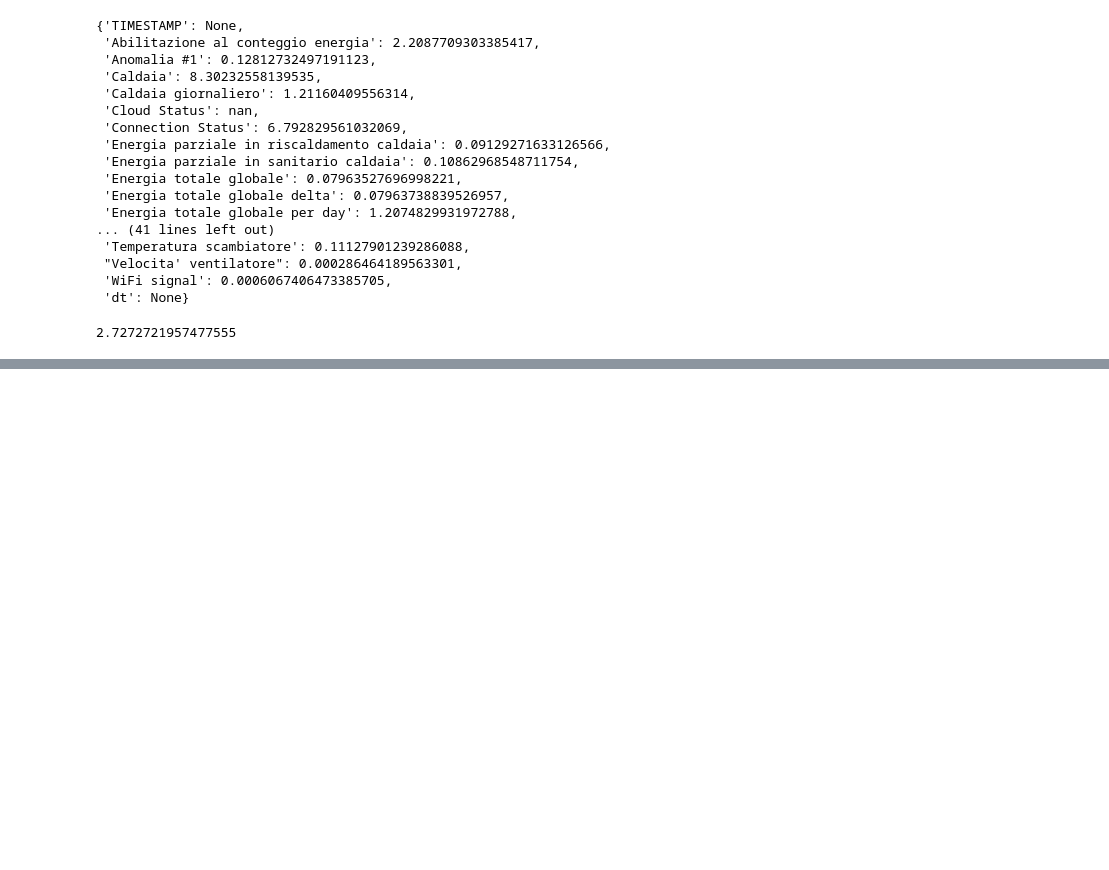
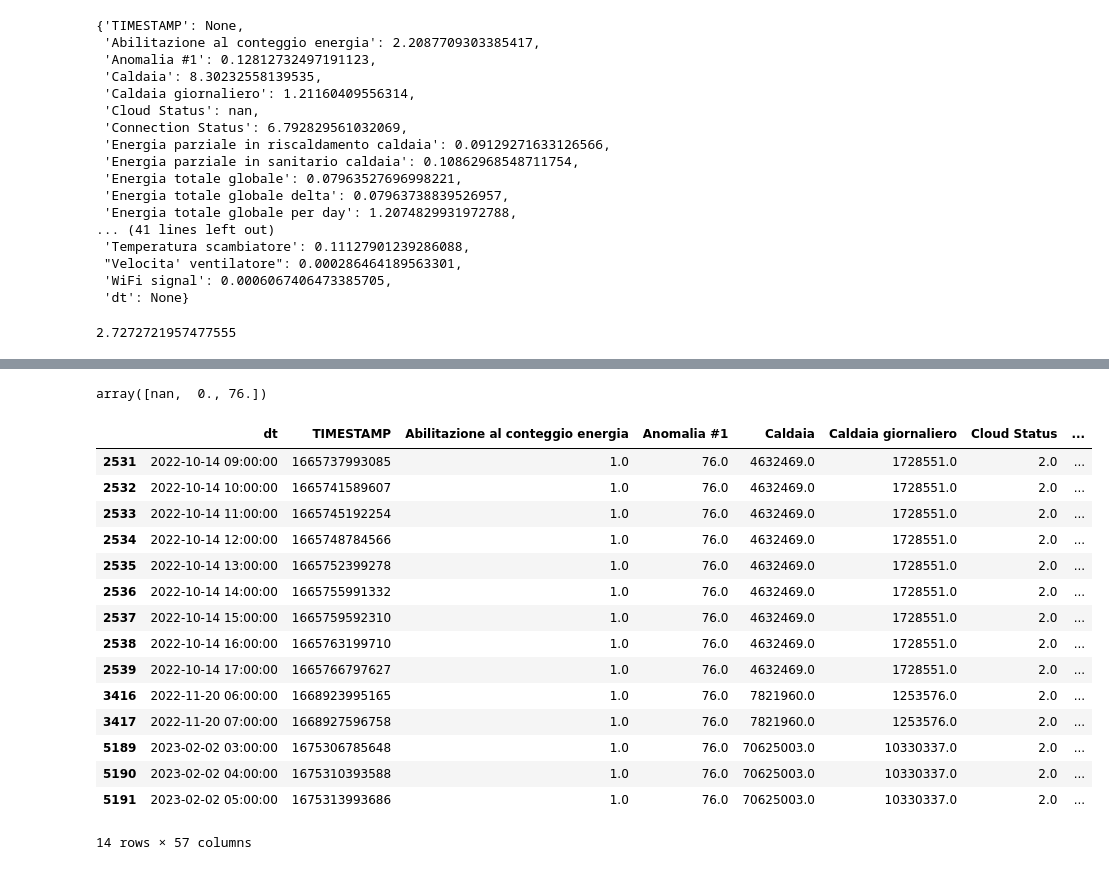
Before and after one commit to leonardozecchin/anomaly_detection, a Jupyter notebook: countDeltaT.ipynb, the cells around one changed output, grey strips where cells are left out. Cells and saved outputs as stored; diff of their text form; code cells hidden in the pictures; blank space fills up the shorter version.

```diff
--- a/countDeltaT.ipynb
+++ b/countDeltaT.ipynb
@@ -179,0 +136,25 @@ avg_deltaT
+# %%
+df = pd.read_csv('last12months/12months/220330932_resampled60min.csv')
+# %%
+df['Anomalia #1'].unique()
+# %% [output]
+array([nan,  0., 76.])
+# %%
+df.loc[df['Anomalia #1'] == 76]
+# %% [output]
+|  | dt | TIMESTAMP | Abilitazione al conteggio energia | Anomalia #1 | Caldaia | Caldaia giornaliero | Cloud Status | ... |
+| 2531 | 2022-10-14 09:00:00 | 1665737993085 | 1.0 | 76.0 | 4632469.0 | 1728551.0 | 2.0 | ... |
+| 2532 | 2022-10-14 10:00:00 | 1665741589607 | 1.0 | 76.0 | 4632469.0 | 1728551.0 | 2.0 | ... |
+| 2533 | 2022-10-14 11:00:00 | 1665745192254 | 1.0 | 76.0 | 4632469.0 | 1728551.0 | 2.0 | ... |
+| 2534 | 2022-10-14 12:00:00 | 1665748784566 | 1.0 | 76.0 | 4632469.0 | 1728551.0 | 2.0 | ... |
+| 2535 | 2022-10-14 13:00:00 | 1665752399278 | 1.0 | 76.0 | 4632469.0 | 1728551.0 | 2.0 | ... |
+| 2536 | 2022-10-14 14:00:00 | 1665755991332 | 1.0 | 76.0 | 4632469.0 | 1728551.0 | 2.0 | ... |
+| 2537 | 2022-10-14 15:00:00 | 1665759592310 | 1.0 | 76.0 | 4632469.0 | 1728551.0 | 2.0 | ... |
+| 2538 | 2022-10-14 16:00:00 | 1665763199710 | 1.0 | 76.0 | 4632469.0 | 1728551.0 | 2.0 | ... |
+| 2539 | 2022-10-14 17:00:00 | 1665766797627 | 1.0 | 76.0 | 4632469.0 | 1728551.0 | 2.0 | ... |
+| 3416 | 2022-11-20 06:00:00 | 1668923995165 | 1.0 | 76.0 | 7821960.0 | 1253576.0 | 2.0 | ... |
+| 3417 | 2022-11-20 07:00:00 | 1668927596758 | 1.0 | 76.0 | 7821960.0 | 1253576.0 | 2.0 | ... |
+| 5189 | 2023-02-02 03:00:00 | 1675306785648 | 1.0 | 76.0 | 70625003.0 | 10330337.0 | 2.0 | ... |
+| 5190 | 2023-02-02 04:00:00 | 1675310393588 | 1.0 | 76.0 | 70625003.0 | 10330337.0 | 2.0 | ... |
+| 5191 | 2023-02-02 05:00:00 | 1675313993686 | 1.0 | 76.0 | 70625003.0 | 10330337.0 | 2.0 | ... |
+14 rows × 57 columns
```
Also changed, not shown: parts of 10 cells of this notebook, 1 other file.
